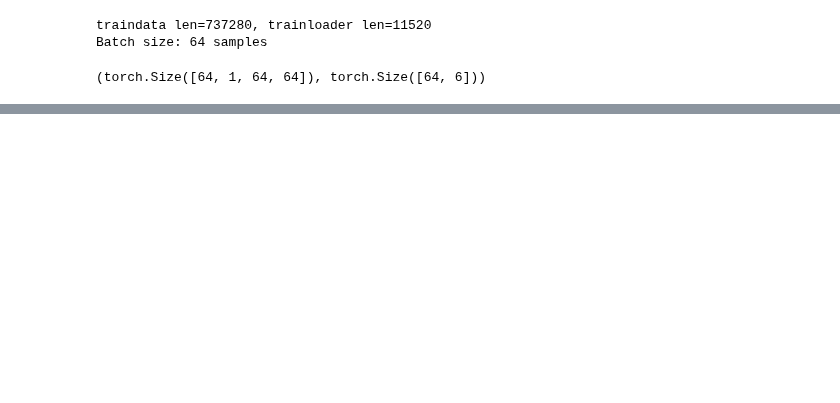
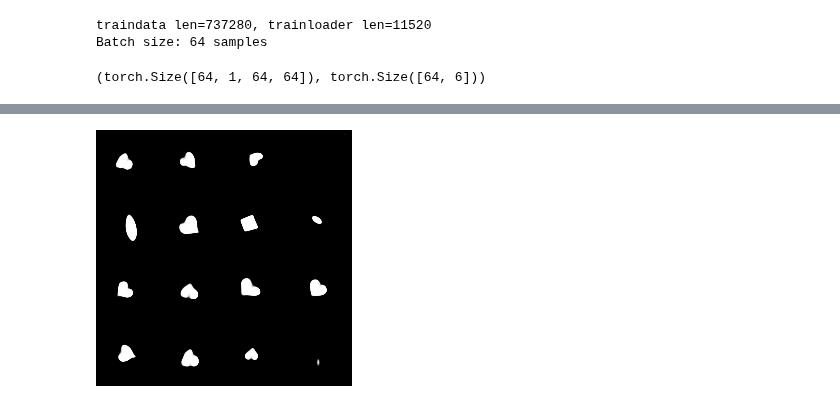
Before and after one commit to felixludos/omni-learn, a Jupyter notebook: hybrid/latent_disentanglement.ipynb, the cells around one changed output, grey strips where cells are left out. Saved outputs shown, nothing was run; the diff lists cells and outputs as text; code cells hidden in the pictures; blank space fills up the shorter version.

```diff
--- a/hybrid/latent_disentanglement.ipynb
+++ b/hybrid/latent_disentanglement.ipynb
@@ -190,0 +343,4 @@ tensor([[ -366.9489],
+# %%
+outs[3]
+# %% [output]
+[figure, added]
```
Also changed, not shown: parts of 62 cells of this notebook, 36 other files.
